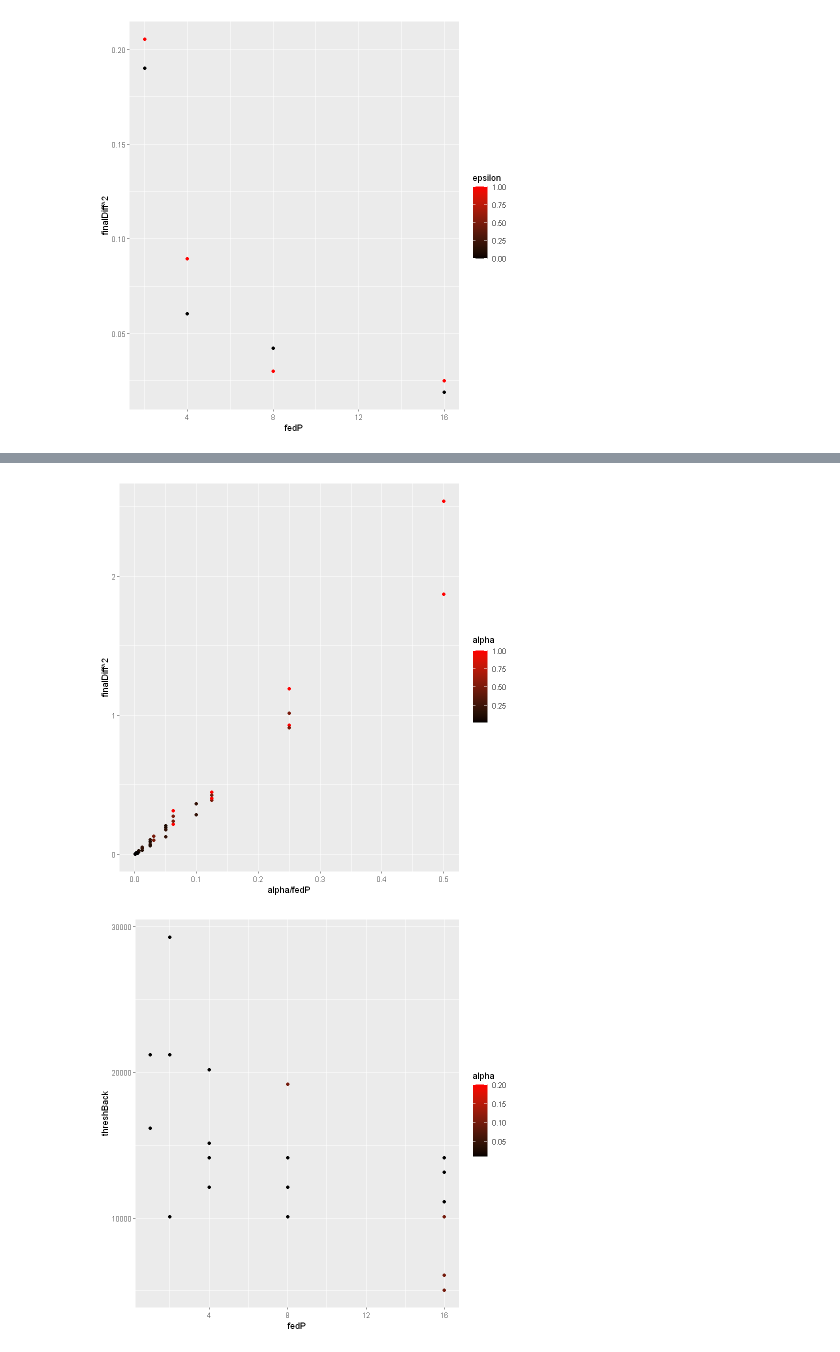
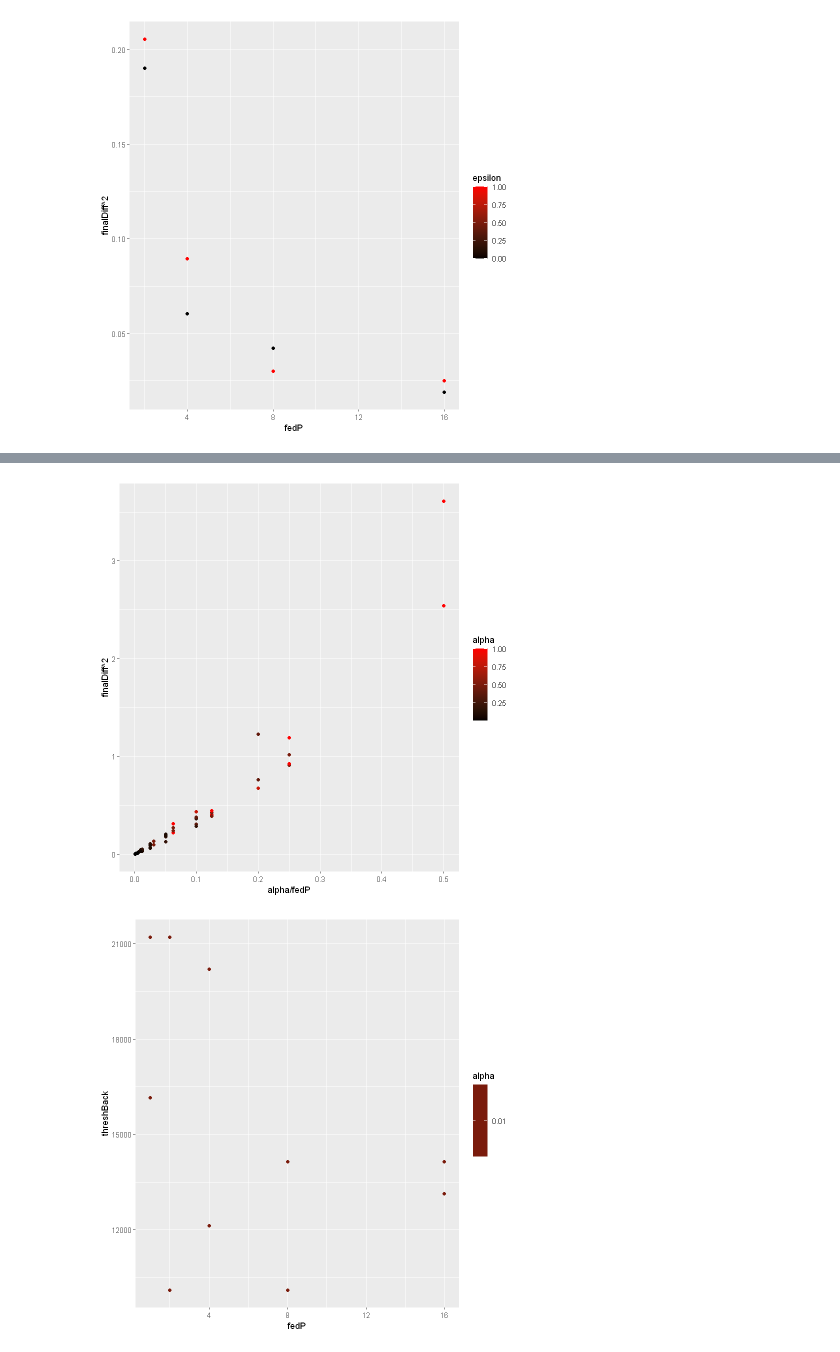
Before and after one commit to MichaelEinhorn/FederatedRL, a Jupyter notebook: graphingR.ipynb, the cells around one changed output, grey strips where cells are left out. Saved outputs shown, nothing was run; the diff lists cells and outputs as text; code cells hidden in the pictures.

Commit message:
trial

```diff
--- a/graphingR.ipynb
+++ b/graphingR.ipynb
@@ -3,6 +3,7 @@
 library(ggplot2)
 # %%
 dataFull <- read.csv("mdpv4.csv", header=TRUE)
+dataFull <- dataFull[dataFull$alpha <= 1, ]
 # %%
 # data0 <- data[data$trial == 0,]
 # data1 <- data[data$trial == 1,]
@@ -36,9 +37,9 @@ ggplot(dataFull[dataFull$trial == 0 & dataFull$syncBackups == 1,],
 ggplot(dataFull[dataFull$trial == 0 & dataFull$syncBackups == 1,],
        aes(x=alpha / fedP, y=finalDiff ** 2)) + geom_point(aes(color = alpha)) + scale_color_gradientn(colors = c("black", "red"))
 # %% [output]
-[figure, old version]
+[figure, new version]
 # %%
-ggplot(dataFull[dataFull$trial == 0 & dataFull$syncBackups <= 10 & dataFull$threshDiff <= 0.1,],
+ggplot(dataFull[dataFull$trial == 0 & dataFull$syncBackups <= 1 & dataFull$threshDiff <= 0.1 & dataFull$alpha == 0.01,],
        aes(x=fedP, y=threshBack)) + geom_point(aes(color = alpha)) + scale_color_gradientn(colors = c("black", "red"))
 # %% [output]
-[figure, old version]
+[figure, new version]
```
Also changed, not shown: parts of 4 cells of this notebook, 3 other files.
